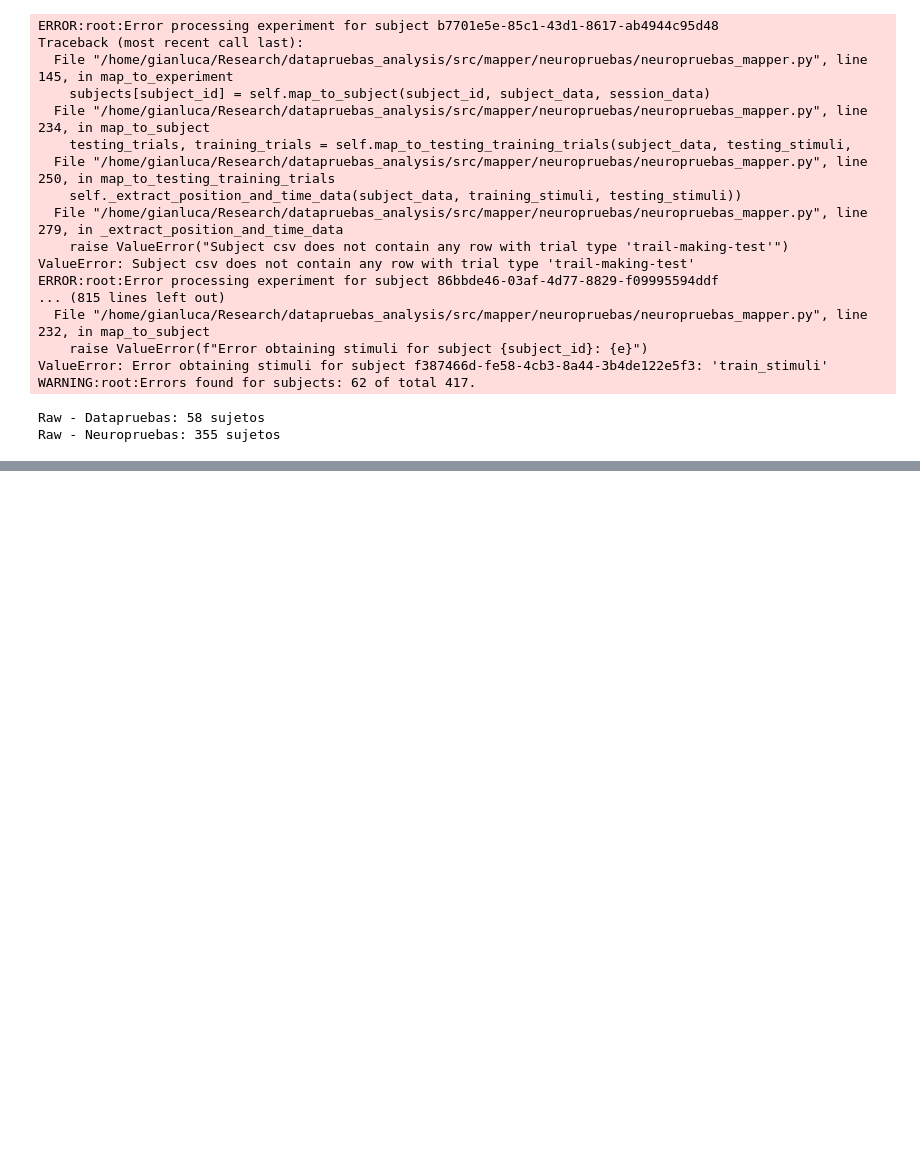
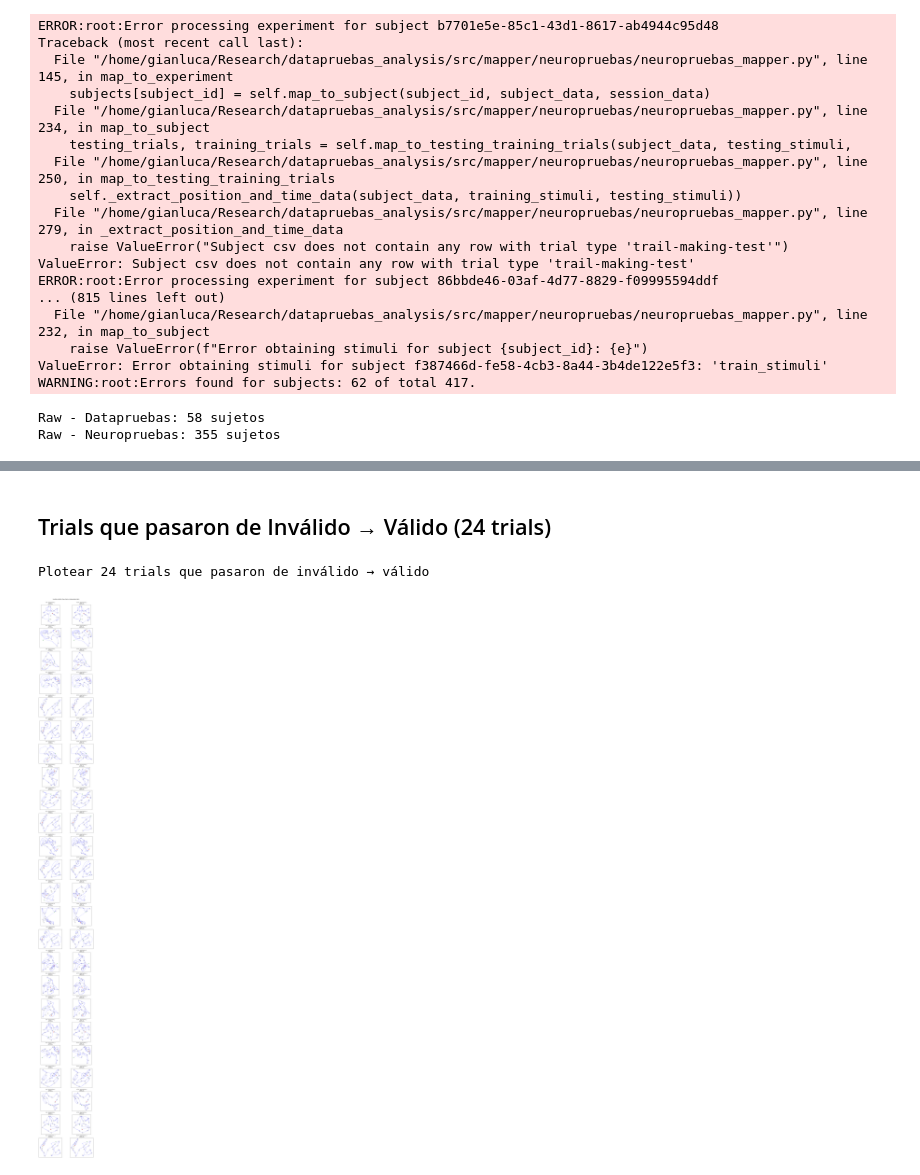
Before and after one commit to gianluca-capelo/datapruebas_analysis, a Jupyter notebook: notebooks/compare_validity_changes.ipynb, the cells around one changed output, grey strips where cells are left out. Saved outputs shown, nothing was run; the diff lists cells and outputs as text; code cells hidden in the pictures; blank space fills up the shorter version.

```diff
--- a/notebooks/compare_validity_changes.ipynb
+++ b/notebooks/compare_validity_changes.ipynb
@@ -310,0 +306,34 @@ plt.show()
+# %% [markdown]
+## Trials que pasaron de Inválido → Válido (24 trials)
+# %%
+# Trials que cambiaron de inválido (raw) a válido (interp)
+invalid_to_valid = df_changed[~df_changed['is_valid_raw'] & df_changed['is_valid_interp']]
+
+print(f"Plotear {len(invalid_to_valid)} trials que pasaron de inválido → válido")
+
+# Plot comparativo lado a lado
+fig, axes = plt.subplots(len(invalid_to_valid), 2, figsize=(12, 4 * len(invalid_to_valid)))
+
+for idx, (_, row) in enumerate(invalid_to_valid.iterrows()):
+    subject_id = row['subject_id']
+    trial_id = row['trial_id']
+    targets_raw = row['targets_raw']
+    targets_interp = row['targets_interp']
+
+    # Buscar en raw
+    subj_raw, trial_raw = find_subject_and_trial([exp_raw_dp, exp_raw_np], subject_id, trial_id)
+    # Buscar en interpolado
+    subj_interp, trial_interp = find_subject_and_trial([exp_interp_dp, exp_interp_np], subject_id, trial_id)
+
+    # Plot raw (izquierda)
+    plot_trial_simple(axes[idx, 0], trial_raw, subj_raw.target_radius, f"RAW - {trial_id}\ntargets: {targets_raw}")
+
+    # Plot interpolado (derecha)
+    plot_trial_simple(axes[idx, 1], trial_interp, subj_interp.target_radius, f"INTERP - {trial_id}\ntargets: {targets_interp}")
+
+plt.suptitle("Inválido→Válido: Raw (izq) vs Interpolado (der)", fontsize=14, y=1.001)
+plt.tight_layout()
+plt.show()
+# %% [output]
+Plotear 24 trials que pasaron de inválido → válido
+[figure, added]
```
Also changed, not shown: parts of 2 cells of this notebook, 2 other files.
